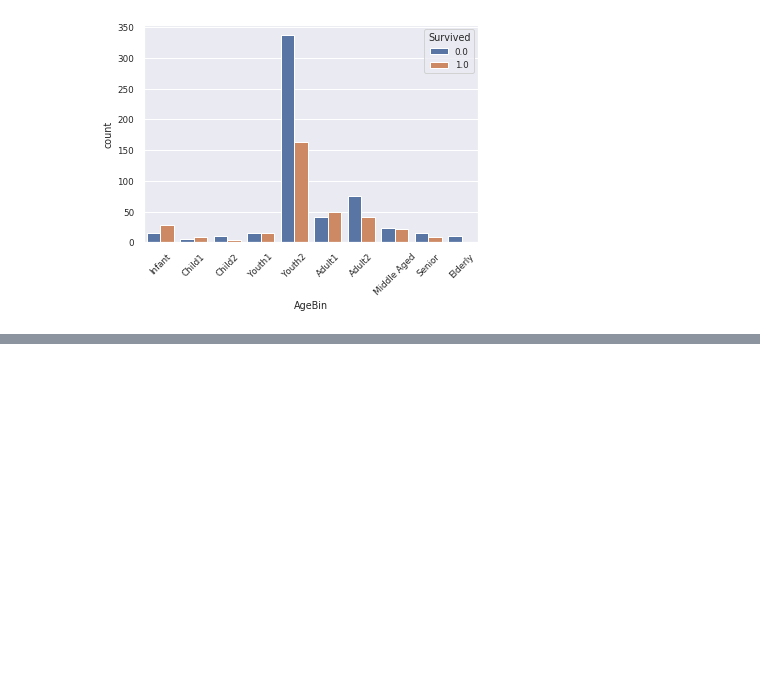
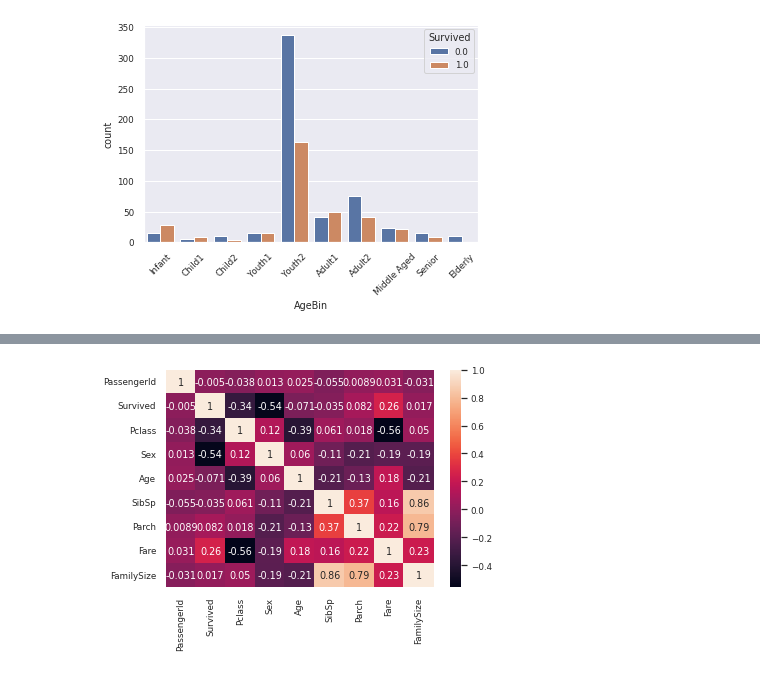
Before and after one commit to CreatePath/ML-Study, a Jupyter notebook: ML-basic/dacon_titanic.ipynb, the cells around one changed output, grey strips where cells are left out. Cells and saved outputs as stored; diff of their text form; code cells hidden in the pictures; blank space fills up the shorter version.

```diff
--- a/ML-basic/dacon_titanic.ipynb
+++ b/ML-basic/dacon_titanic.ipynb
@@ -362,0 +384,5 @@ plt.show()
+# %%
+sns.heatmap(data.corr(), annot=True, cbar=True)
+plt.show()
+# %% [output]
+[figure, added]
```
Also changed, not shown: parts of 48 cells of this notebook, 5 other files.
